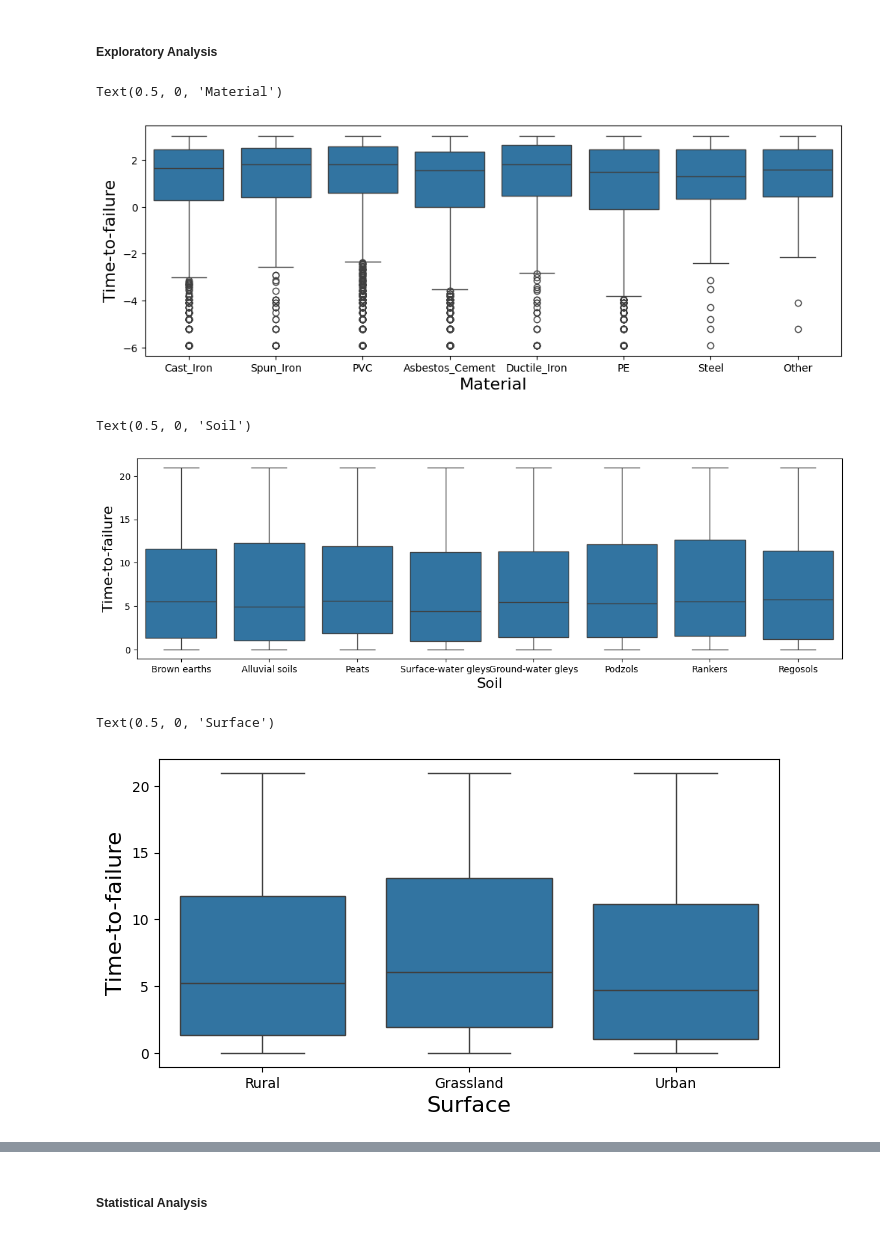
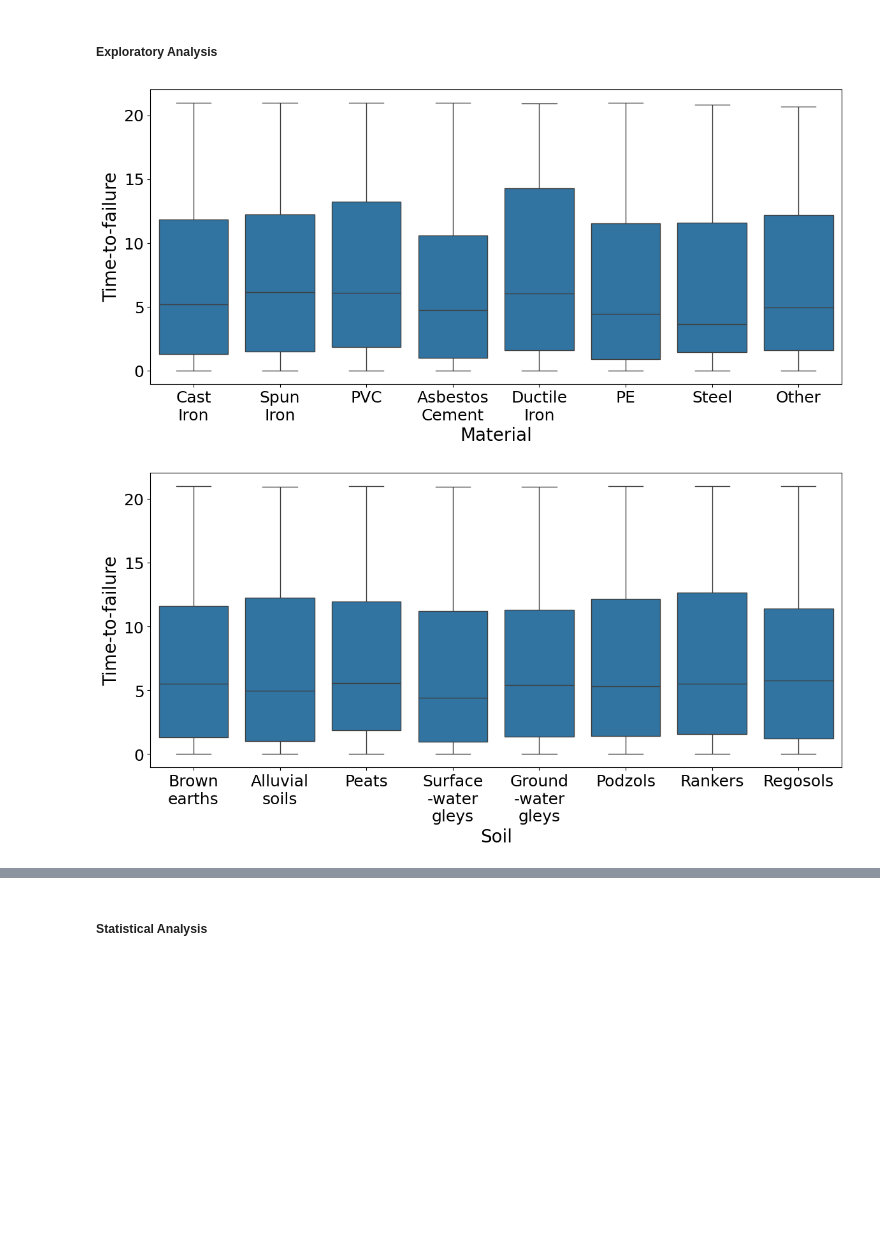
Before and after one commit to UlaStats/MSc-project-pipe-failure-prediction, a Jupyter notebook: Data_Analysis.ipynb, the cells around one changed output, grey strips where cells are left out. Saved outputs shown, nothing was run; the diff lists cells and outputs as text; code cells hidden in the pictures; blank space fills up the shorter version.

```diff
--- a/Data_Analysis.ipynb
+++ b/Data_Analysis.ipynb
@@ -48,11 +49,18 @@ for ax in scatter_plot_1.axes.flatten():
+# %%
+# rename some columns
+
+attributes = attributes.rename(columns = {"Frost_days": "Frost", "Soil_pH": "Soil acidity", "Hydrogen Ion": "Hydrogen ion"})
 # %%
 # Examine correlations between numerical attributes 2
 
-scatter_plot_2 = sns.pairplot(attributes[["Time-to-failure", "Soil_pH", "Frost_days", "Hydrogen Ion", "Free chlorine"]])
+attributes = attributes.rename(columns = {"Frost_days": "Frost", "Soil_pH": "Soil acidity", "Hydrogen Ion": "Hydrogen ion"}) # rename some columns
+
+scatter_plot_2 = sns.pairplot(attributes[["Time-to-failure", "Soil acidity", "Frost", "Hydrogen ion", "Free chlorine"]])
 
 
 for ax in scatter_plot_2.axes.flatten():
     if ax is not None:
-        ax.xaxis.label.set_size(16)   # x-axis label
-        ax.yaxis.label.set_size(16)   # y-axis label (optional)
+        ax.xaxis.label.set_size(20)   # x-axis label
+        ax.yaxis.label.set_size(20)   # y-axis label (optional)
+        ax.tick_params(labelsize = 18) # axis ticks
 # %% [output]
@@ -107,19 +173,45 @@ In this section, relationships between Time-to-failure and remaining catergorica
 # %% [markdown]
 ##### Exploratory Analysis
 # %%
-plt.figure(figsize=(12,4))
+# material
+
+labels = {
+    "Cast Iron": "Cast\nIron",
+    "Asbestos Cement": "Asbestos\nCement",
+    "Spun Iron": "Spun\nIron",
+    "Ductile Iron": "Ductile\nIron"
+} # change category labels
+
+attributes["Material"] = attributes["Material"].replace(labels)
+
+plt.figure(figsize=(14, 6))
 
 sns.boxplot(
-    x=attributes["Material"],
-    y=np.log(attributes["Time-to-failure"]))
+    x="Material",
+    y="Time-to-failure",
+    data=attributes
+)
 
-plt.ylabel("Time-to-failure", fontsize = 16)
-plt.xlabel("Material", fontsize = 16)
+plt.ylabel("Time-to-failure", fontsize=20)
+plt.xlabel("Material", fontsize=20)
+plt.tick_params(labelsize=18)
 # %% [output]
-Text(0.5, 0, 'Material')
-[figure, old version]
+[figure, new version]
 # %%
-plt.figure(figsize=(14,4))
+# soil
+
+labels = {
+    "Brown earths": "Brown\nearths",
+    "Alluvial soils": "Alluvial\nsoils",
+    "Surface-water gleys": "Surface\n-water\ngleys",
+    "Ground-water gleys": "Ground\n-water\ngleys"
+} # change category labels
+
+attributes["Soil"] = attributes["Soil"].replace(labels)
+
+
+
+plt.figure(figsize=(14,6))
 
 sns.boxplot(
     data=attributes,
@@ -127,22 +219,9 @@ sns.boxplot(
     y="Time-to-failure"
 )
 
-plt.ylabel("Time-to-failure", fontsize = 16)
-plt.xlabel("Soil", fontsize = 16)
+
+plt.ylabel("Time-to-failure", fontsize = 20)
+plt.xlabel("Soil", fontsize = 20)
+plt.tick_params(labelsize = 18)
 # %% [output]
-Text(0.5, 0, 'Soil')
-[figure, old version]
+[figure, new version]
-# %%
-plt.figure(figsize=(8,4))
-
-sns.boxplot(
-    data=attributes,
-    x="Surface",
-    y="Time-to-failure"
-)
-
-plt.ylabel("Time-to-failure", fontsize = 16)
-plt.xlabel("Surface", fontsize = 16)
-# %% [output]
-Text(0.5, 0, 'Surface')
-[figure, removed]
```
Also changed, not shown: parts of 10 cells of this notebook.
